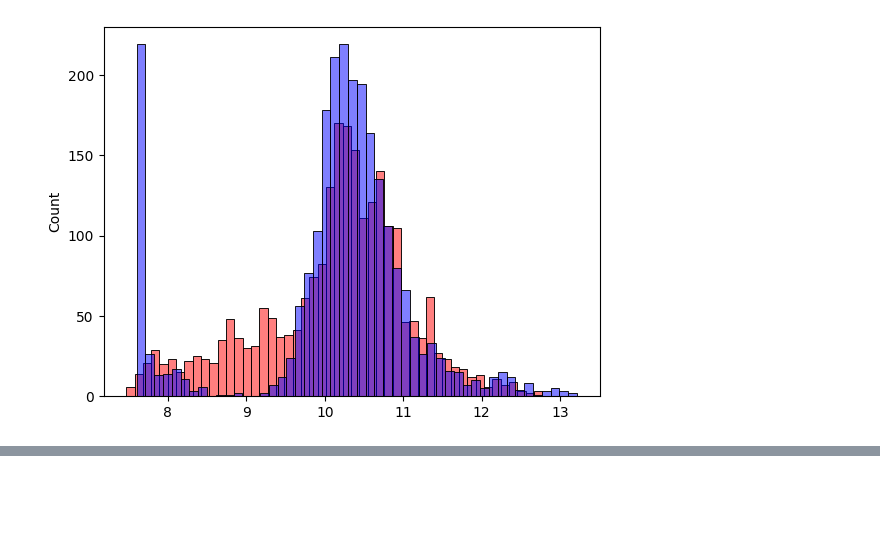
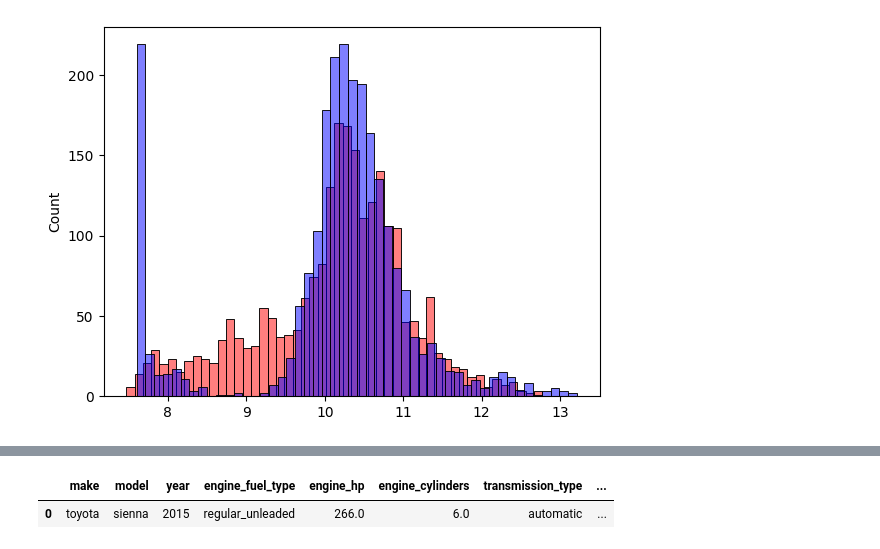
Before and after one commit to kasteion/ml-zoomcamp-2024, a Jupyter notebook: 02-regression/02-price-prediction.ipynb, the cells around one changed output, grey strips where cells are left out. Saved outputs shown, nothing was run; the diff lists cells and outputs as text; code cells hidden in the pictures; blank space fills up the shorter version.

```diff
--- a/02-regression/02-price-prediction.ipynb
+++ b/02-regression/02-price-prediction.ipynb
@@ -808,0 +1217,4 @@ sns.histplot(y_val, color='blue', alpha=0.5, bins=50)
+# %%
+# Usually the request looks like a dictionary because it comes from a website or an app
+car = df_test.iloc[20].to_dict()
+car
@@ -808,0 +1237,6 @@ sns.histplot(y_val, color='blue', alpha=0.5, bins=50)
+# %%
+df_small = pd.DataFrame([car])
+df_small
+# %% [output]
+|  | make | model | year | engine_fuel_type | engine_hp | engine_cylinders | transmission_type | ... |
+| 0 | toyota | sienna | 2015 | regular_unleaded | 266.0 | 6.0 | automatic | ... |
```
Also changed, not shown: parts of 33 cells of this notebook.
